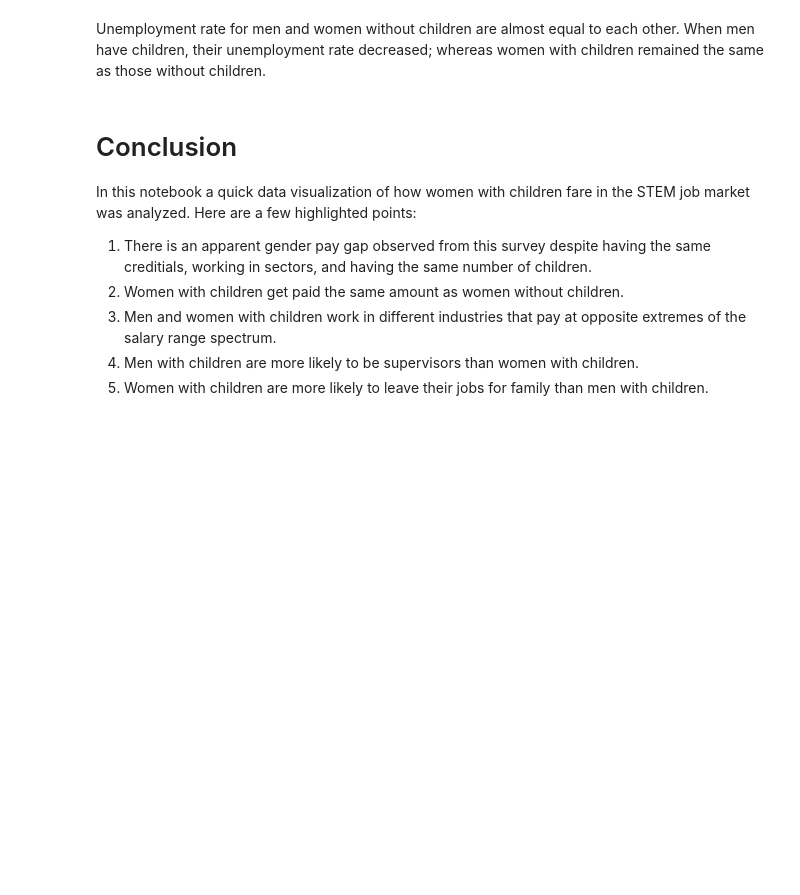
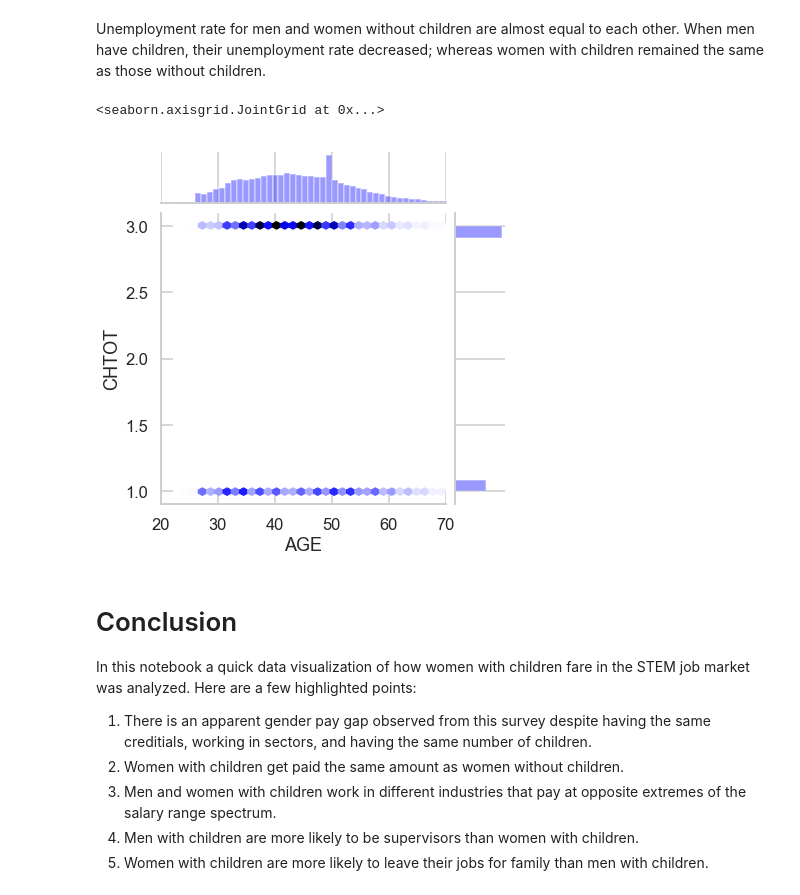
Before and after one commit to kuevho/Capstone-Project-1, a Jupyter notebook: Motherhood in the workforce_EDA.ipynb, the cells around one changed output. Cells and saved outputs as stored; diff of their text form; code cells hidden in the pictures; blank space fills up the shorter version.

```diff
--- a/Motherhood in the workforce_EDA.ipynb
+++ b/Motherhood in the workforce_EDA.ipynb
@@ -455,5 +484,13 @@ Text(23.5,0.5,'Umemployment Rate')
 # %% [markdown]
 Unemployment rate for men and women without children are almost equal to each other. When men have children, their unemployment rate decreased; whereas women with children remained the same as those without children.
+# %%
+sns.jointplot('AGE', 'CHTOT',
+              data=df_child, kind='hex',
+              space=0.2, color='b',
+              xlim={20, 70})
+# %% [output]
+<seaborn.axisgrid.JointGrid at 0x...>
+[figure, added]
 # %% [markdown]
 # Conclusion
 In this notebook a quick data visualization of how women with children fare in the STEM job market was analyzed. Here are a few highlighted points:
```
Also changed, not shown: parts of 16 cells of this notebook.
